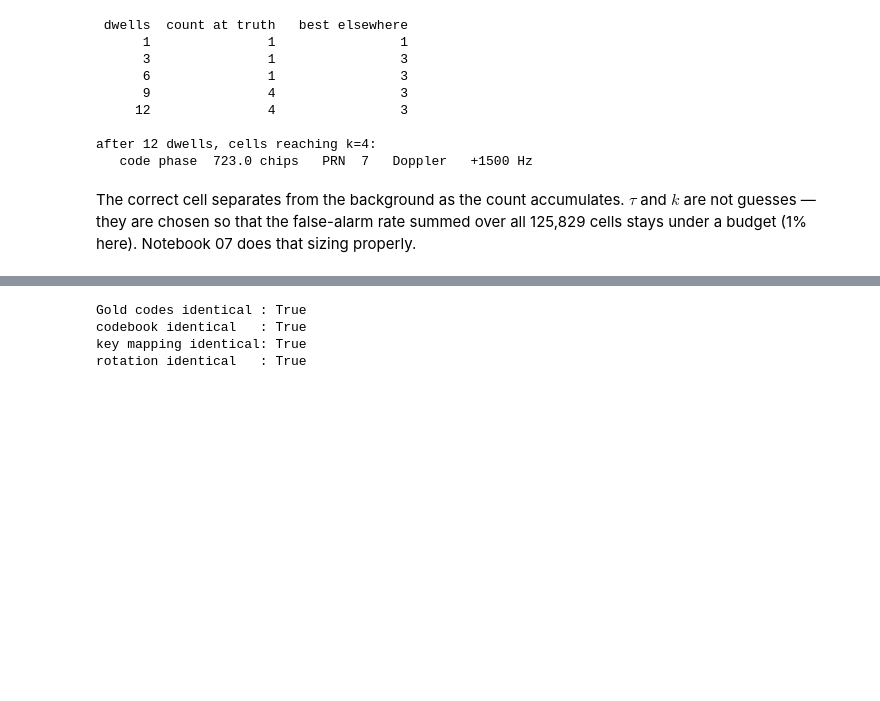
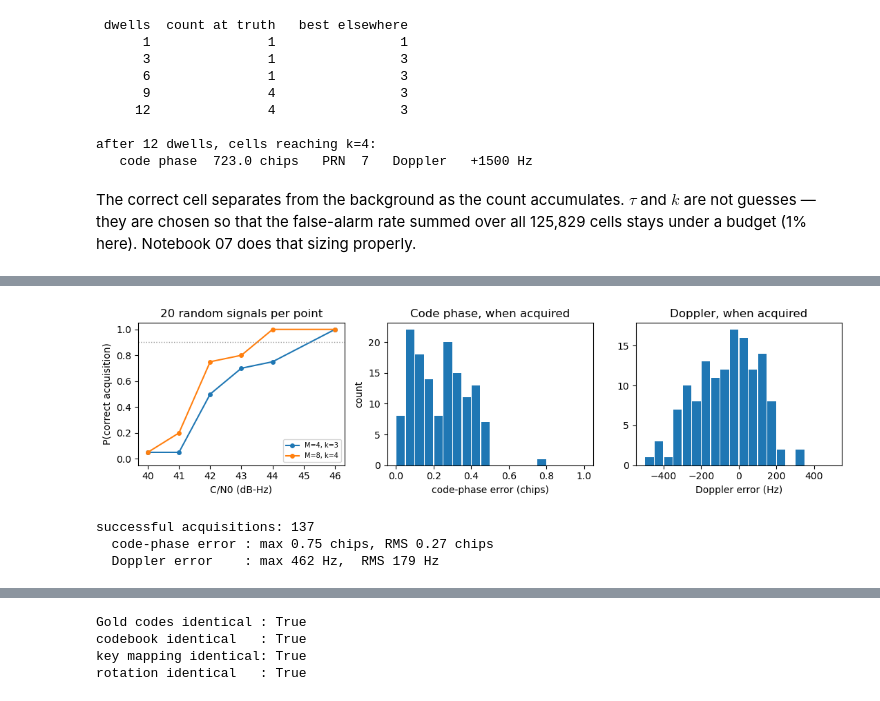
Before and after one commit to rechefe/acq-cam, a Jupyter notebook: notebooks/00_algorithm.ipynb, the cells around one changed output, grey strips where cells are left out. Drawn from its saved outputs; the diff is of its cells as text; code cells hidden in the pictures; blank space fills up the shorter version.

```diff
--- a/notebooks/00_algorithm.ipynb
+++ b/notebooks/00_algorithm.ipynb
@@ -313,0 +476,12 @@ under a budget (1% here). Notebook 07 does that sizing properly.
+# %%
+def acquired(v):        # right satellite, within a chip, within one Doppler bin
+    return v["declared"] and v["prn_ok"] and v["e_cp"] <= 1.0 and abs(v["e_fd"]) <= 500
+
+Pd = {m: [] for m in K_OF_M}
+print(f"{'C/N0':>6} " + " ".join(f"{f'M={m} (k={K_OF_M[m]})':>14}" for m in K_OF_M))
+for cn0 in CN0S:
+    cells = []
+    for m in K_OF_M:
+        p = float(np.mean([acquired(v) for v in R[(cn0, m)]]))
+        Pd[m].append(p); cells.append(f"{p:>14.2f}")
+    print(f"{cn0:>6.0f} " + " ".join(cells))
@@ -313,0 +496,25 @@ under a budget (1% here). Notebook 07 does that sizing properly.
+# %%
+fig, axes = plt.subplots(1, 3, figsize=(11, 3))
+for m in K_OF_M:
+    axes[0].plot(CN0S, Pd[m], "o-", ms=4, label=f"M={m}, k={K_OF_M[m]}")
+axes[0].axhline(0.9, color="0.6", ls=":", lw=1)
+axes[0].set(xlabel="C/N0 (dB-Hz)", ylabel="P(correct acquisition)", ylim=(-0.05, 1.05),
+            title=f"{TRIALS} random signals per point")
+axes[0].legend(fontsize=7)
+
+good = [v for m in K_OF_M for c in CN0S for v in R[(c, m)] if acquired(v)]
+axes[1].hist([v["e_cp"] for v in good], bins=np.linspace(0, 1, 21), rwidth=0.9)
+axes[1].set(xlabel="code-phase error (chips)", ylabel="count", title="Code phase, when acquired")
+axes[2].hist([v["e_fd"] for v in good], bins=np.linspace(-500, 500, 21), rwidth=0.9)
+axes[2].set(xlabel="Doppler error (Hz)", title="Doppler, when acquired")
+plt.tight_layout(); plt.show()
+
+e_cp = np.array([v["e_cp"] for v in good]); e_fd = np.array([v["e_fd"] for v in good])
+print(f"successful acquisitions: {len(good)}")
+print(f"  code-phase error : max {e_cp.max():.2f} chips, RMS {np.sqrt((e_cp**2).mean()):.2f} chips")
+print(f"  Doppler error    : max {np.abs(e_fd).max():.0f} Hz,  RMS {np.sqrt((e_fd**2).mean()):.0f} Hz")
+# %% [output]
+[figure, added]
+successful acquisitions: 137
+  code-phase error : max 0.75 chips, RMS 0.27 chips
+  Doppler error    : max 462 Hz,  RMS 179 Hz
```
Also changed, not shown: parts of 11 cells of this notebook.
